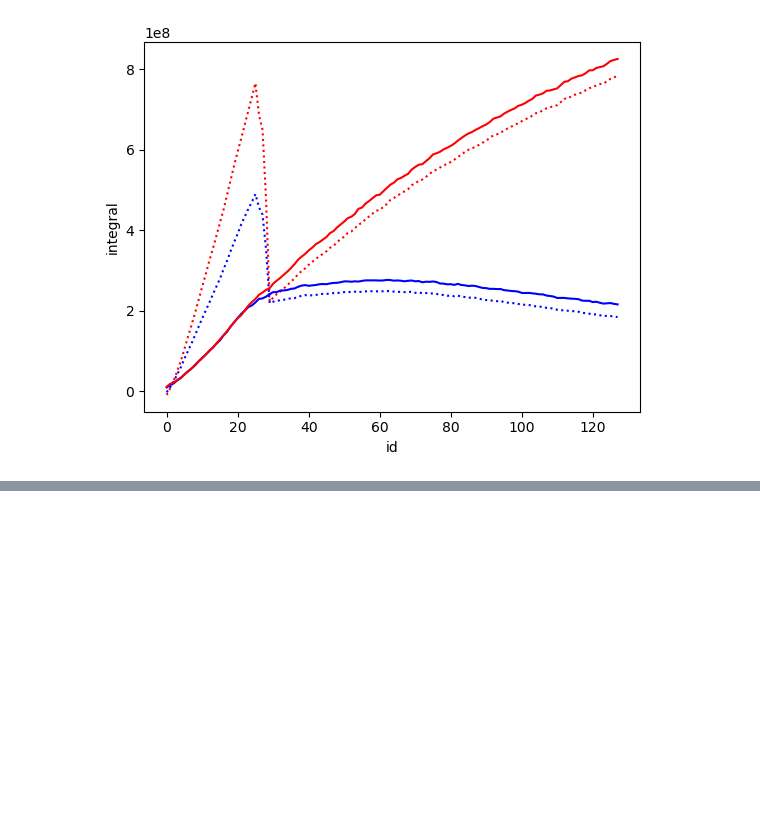
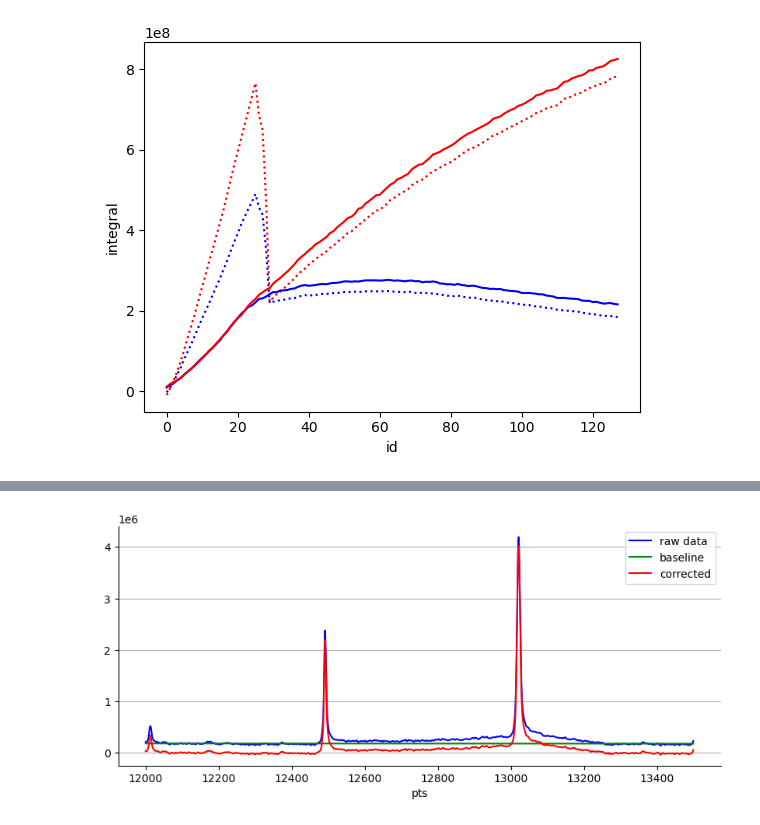
Before and after one commit to NMRTeamTBI/nmrToolsLab, a Jupyter notebook: example/processing/example_processing.ipynb, the cells around one changed output, grey strips where cells are left out. Cells and saved outputs as stored; diff of their text form; code cells hidden in the pictures; blank space fills up the shorter version.

Commit message:
include example for 1D base correction

```diff
--- a/example/processing/example_processing.ipynb
+++ b/example/processing/example_processing.ipynb
@@ -130,0 +137,16 @@ plt.show()
+# %%
+data_path = '/Users/cyrilcharlier/Documents/Research/nmrData/'
+dataset = '8Carbios_3mm_NPs_0p1_ICCGwt_2p5_Pi_2mM_NaAc_0p1mM_230213'
+expno = 2
+input_procno = 1
+
+data, dic, udic = processing.read_topspin_data(data_path, dataset, expno, input_procno)
+correction = processing.baseline_correction(data = data, spec_list = False, spec_wdw=[12000,13500], base_type='lin')
+
+#by default the integer is
+correction.visualize_baseline_correction(baseline_correction=True)
+
+output_procno = 3
+processing.write_topspin_pdata(data_path, dataset, expno, output_procno, correction.data_bl,dic)
+# %% [output]
+[figure, added]
```
Also changed, not shown: parts of 3 cells of this notebook, 1 other file.
